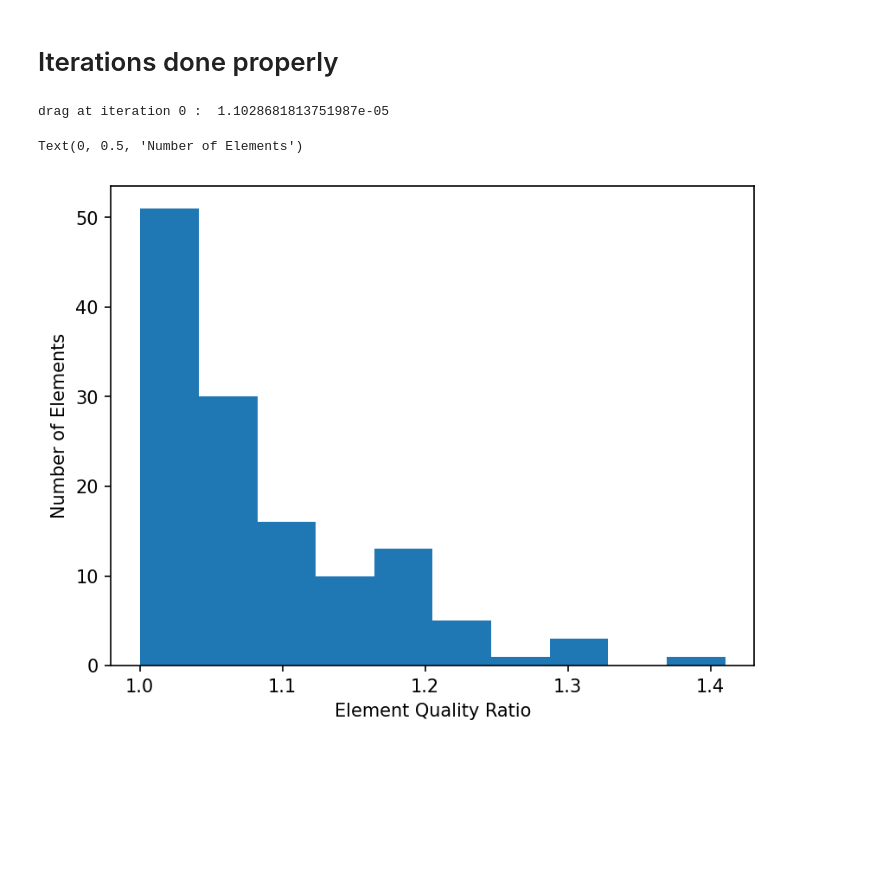
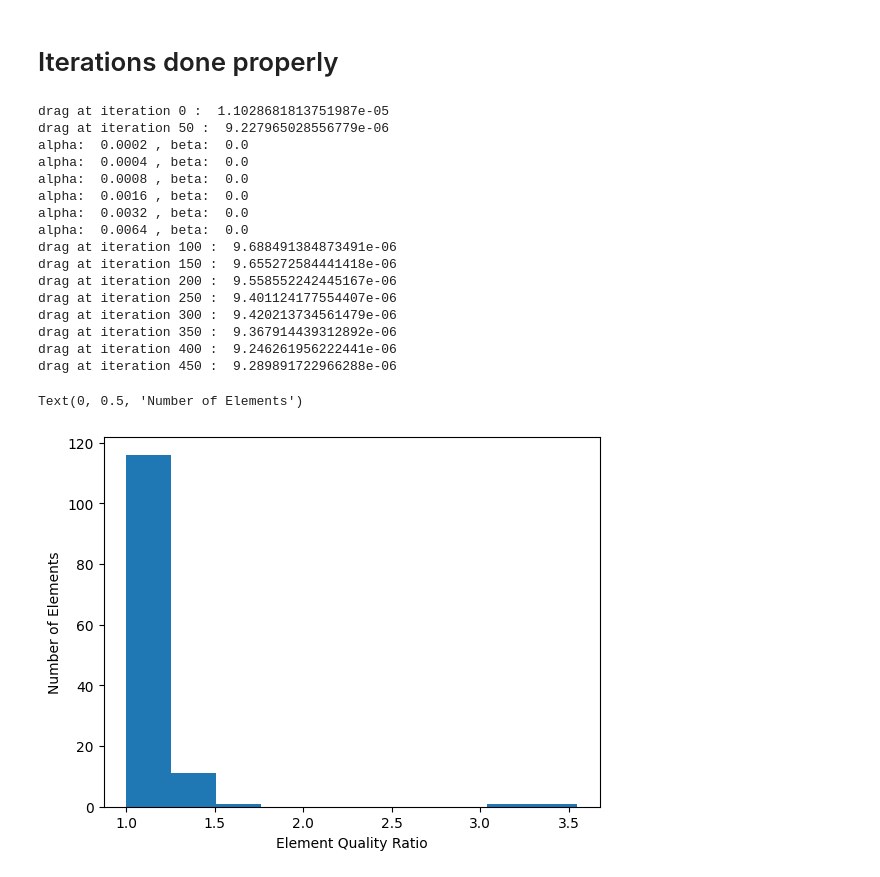
Before and after one commit to Alpel99/comp_math_SE, a Jupyter notebook: code/shape_opt_auto.ipynb, the cells around one changed output. Cells and saved outputs as stored; diff of their text form; code cells hidden in the pictures; blank space fills up the shorter version.

```diff
--- a/code/shape_opt_auto.ipynb
+++ b/code/shape_opt_auto.ipynb
@@ -196,7 +196,7 @@ def SolveDeformationEquation():
     update.data = b.mat.Inverse(VEC.FreeDofs()) * rhs
     gfX.vec.data += update
 # %%
-scene = Draw(gfset)
+scene = Draw(gfX)
 # %% [output]
 WebGuiWidget(value={'gui_settings': {}, 'ngsolve_version': '6.2.2204', 'mesh_dim': 2, 'order2d': 2, 'order3d':…
 # %% [markdown]
@@ -217,7 +217,7 @@ solveStokes()
 
 data = [[] for x in range(7)]
 
-iter_max = 50
+iter_max = 500
 Jold = Integrate(calc_drag(gfu), mesh)
 
 # try parts of loop
@@ -273,43 +273,59 @@ for i in range(0,iter_max):
     Redraw(blocking=True)
 # %% [output]
 drag at iteration 0 :  1.1028681813751987e-05
+drag at iteration 50 :  9.227965028556779e-06
+alpha:  0.0002 , beta:  0.0
+alpha:  0.0004 , beta:  0.0
+alpha:  0.0008 , beta:  0.0
+alpha:  0.0016 , beta:  0.0
+alpha:  0.0032 , beta:  0.0
+alpha:  0.0064 , beta:  0.0
+drag at iteration 100 :  9.688491384873491e-06
+drag at iteration 150 :  9.655272584441418e-06
+drag at iteration 200 :  9.558552242445167e-06
+drag at iteration 250 :  9.401124177554407e-06
+drag at iteration 300 :  9.420213734561479e-06
+drag at iteration 350 :  9.367914439312892e-06
+drag at iteration 400 :  9.246261956222441e-06
+drag at iteration 450 :  9.289891722966288e-06
 # %%
 Element_Iterator = mesh.Elements()
 Element_Quality_Data = np.empty(Element_Iterator.stop)
+deformation_vector = np.asarray(gfset.vec)
 
 # Element Quality ratio eta with sidelengths a,b,c of element K
 def eta_K(abc):
     A, B, C = abc[0,:], abc[1,:], abc[2,:]
     a, b, c = np.linalg.norm(A-C), np.linalg.norm(A-B), np.linalg.norm(B-C)
     s = 1/2*(a+b+c) #half the circumference of element
     A = np.sqrt(s*(s-a)*(s-b)*(s-c)) #Area calculation with Heron Theorem
     r = 2*A / (a+b+c) # radius of inscribed circle
     R = (a*b*c) / (4*A) # radius of circumscribed circle
     eta = R / (2*r)
     return eta
 
 for elmnt in mesh.Elements():
     el = NodeId(ELEMENT,elmnt.nr)
     meshel = mesh[el]
     abc = np.empty([3,2])
     counter = 0
 
     for vert in elmnt.vertices:
         ve = NodeId(VERTEX, vert.nr)
         meshvert = mesh[ve]
-        abc[counter] = np.asarray(meshvert.point)
+        abc[counter] = np.asarray(meshvert.point) + deformation_vector[vert.nr]
         counter += 1
 
     counter = 0
     Element_Quality_Data[elmnt.nr] = eta_K(abc)
 
 
 plt.hist(Element_Quality_Data)
 plt.xlabel("Element Quality Ratio")
 plt.ylabel("Number of Elements")
 # %% [output]
 Text(0, 0.5, 'Number of Elements')
-[figure, old version]
+[figure, new version]
 # %%
 plt.rcParams['figure.dpi'] = 150
 c = 0
```
Also changed, not shown: parts of 1 cell of this notebook, 2 other files.
